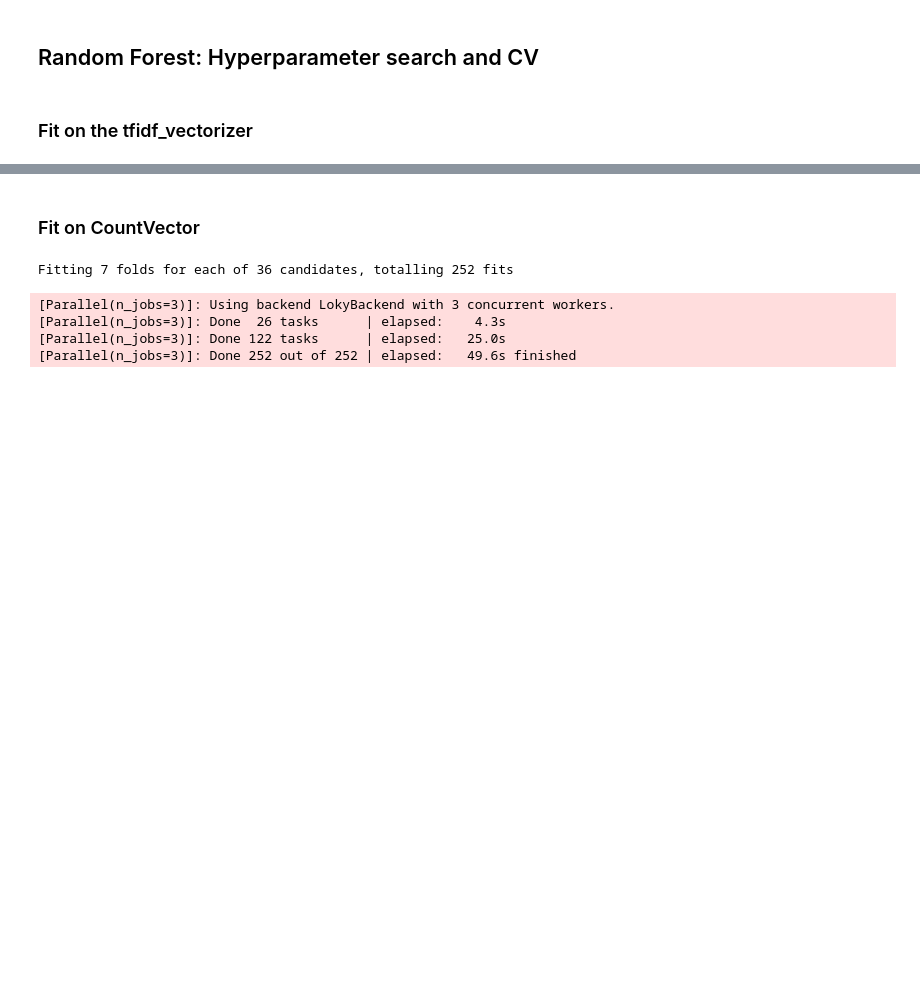
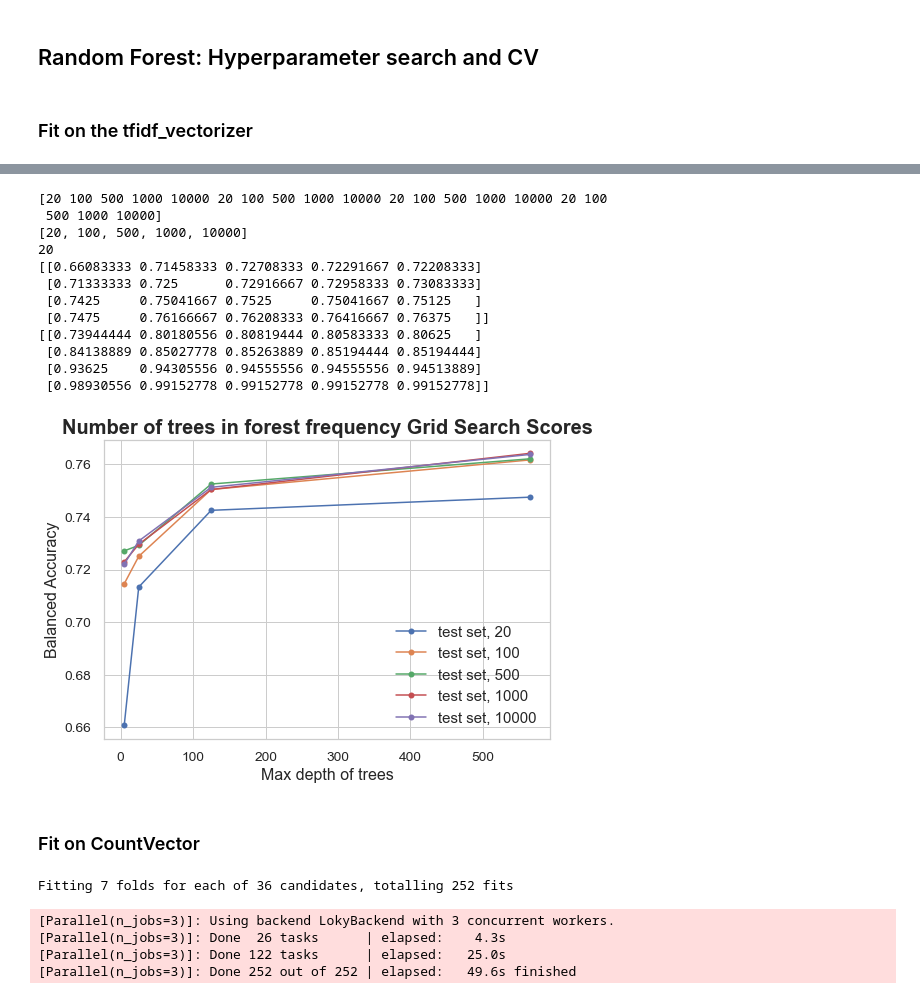
Before and after one commit to Dtphelan1/sentiment-analysis, a Jupyter notebook: BoWClassifier.ipynb, the cells around one changed output, grey strips where cells are left out. Cells and saved outputs as stored; diff of their text form; code cells hidden in the pictures; blank space fills up the shorter version.

```diff
--- a/BoWClassifier.ipynb
+++ b/BoWClassifier.ipynb
@@ -16,6 +15,16 @@ from sklearn.ensemble import GradientBoostingClassifier, RandomForestClassifier
 from utils import print_gridsearch_results, test_on_estimator
 
 RANDOM_STATE = 123
+# %%
+# Plotting utils
+import matplotlib
+import matplotlib.pyplot as plt
+
+%matplotlib inline
+plt.style.use('seaborn') # pretty matplotlib plots
+
+import seaborn as sns
+sns.set('notebook', font_scale=1.25, style='whitegrid')
 # %% [markdown]
 ## Data prep
 # %%
@@ -180,0 +209,51 @@ tf_rf_grid_searcher.best_params_
+# %%
+## Failed attempt at blocking each line in the visualization by a second parameter
+
+cv_results = tf_rf_grid_searcher.cv_results_
+# Two plots: One comparing train and test performance; one comparing all of the fold scores against one another
+# Plot one
+param = list(rf_parameters.keys())[0]
+param_label = "Number of trees in forest frequency"
+param_values = cv_results[f'param_{param}']
+param_range = rf_parameters[param]
+
+
+second_param = list(rf_parameters.keys())[1]
+second_p_label = "Max depth of trees"
+second_p_values = cv_results[f'param_{second_param}']
+second_p_range = rf_parameters[second_param]
+print(second_p_values)
+# print(type(second_p_values))
+print(second_p_range)
+# print(second_p_values == second_p_range[0])
+
+
+mean_test_score = cv_results['mean_test_score'].reshape(len(param_range), len(second_p_range))
+mean_train_score = cv_results['mean_train_score'].reshape(len(param_range), len(second_p_range))
+print(mean_test_score)
+print(mean_train_score)
+_, ax = plt.subplots(1, 1)
+
+for i, val in enumerate(second_p_range):
+    ax.plot(param_range, mean_test_score[:, i], '-o', label=f'test set, {val}')
+#     ax.plot(param_range, mean_train_score[:, i], '-o', label=f'train set, {val}')
+
+ax.set_title(f"{param_label} Grid Search Scores", fontsize=20, fontweight='bold')
+ax.set_xlabel(second_p_label, fontsize=16)
+ax.set_ylabel('Balanced Accuracy', fontsize=16)
+ax.legend(loc="best", fontsize=15)
+ax.grid('on')
+# %% [output]
+[20 100 500 1000 10000 20 100 500 1000 10000 20 100 500 1000 10000 20 100
+ 500 1000 10000]
+[20, 100, 500, 1000, 10000]
+20
+[[0.66083333 0.71458333 0.72708333 0.72291667 0.72208333]
+ [0.71333333 0.725      0.72916667 0.72958333 0.73083333]
+ [0.7425     0.75041667 0.7525     0.75041667 0.75125   ]
+ [0.7475     0.76166667 0.76208333 0.76416667 0.76375   ]]
+[[0.73944444 0.80180556 0.80819444 0.80583333 0.80625   ]
+ [0.84138889 0.85027778 0.85263889 0.85194444 0.85194444]
+ [0.93625    0.94305556 0.94555556 0.94555556 0.94513889]
+ [0.98930556 0.99152778 0.99152778 0.99152778 0.99152778]]
+[figure, added]
```
Also changed, not shown: parts of 16 cells of this notebook, 3 other files.
